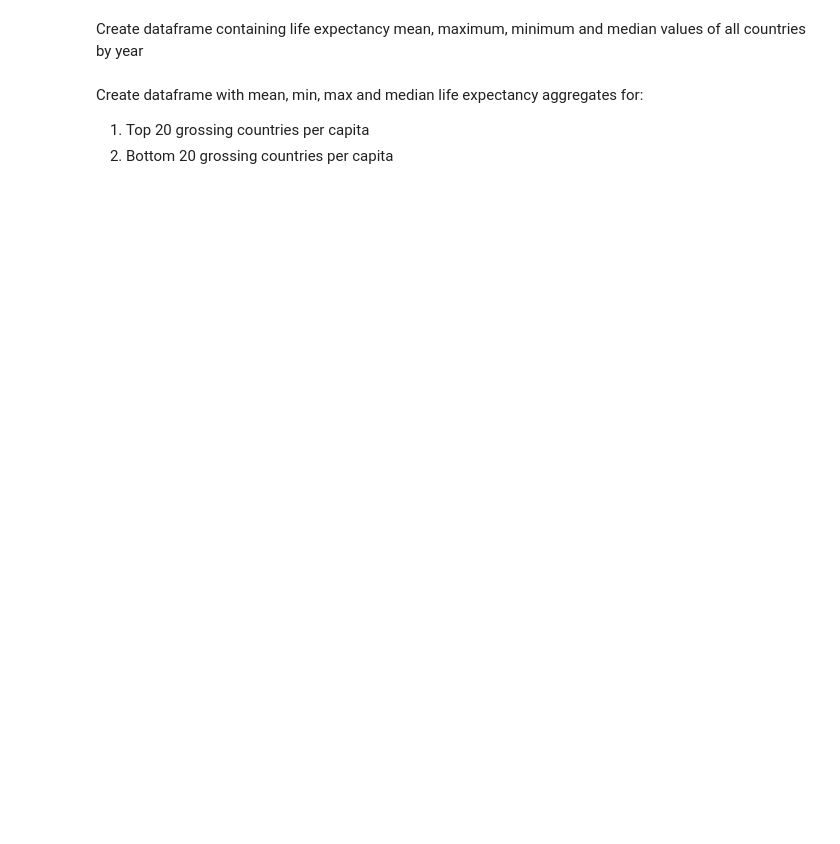
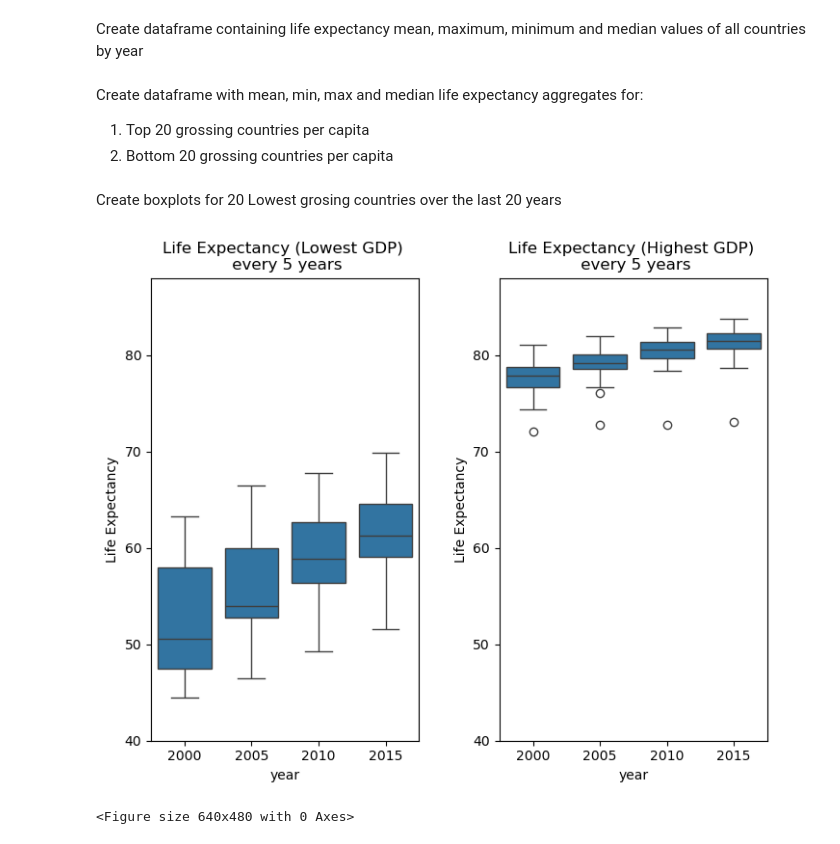
Before and after one commit to WVDevCode/Life_Expectancy_and_GDP, a Jupyter notebook: Notebooks/descriptive_analysis.ipynb, the cells around one changed output. Drawn from its saved outputs; the diff is of its cells as text; code cells hidden in the pictures; blank space fills up the shorter version.

```diff
--- a/Notebooks/descriptive_analysis.ipynb
+++ b/Notebooks/descriptive_analysis.ipynb
@@ -175,3 +194,28 @@ descriptive_stats_life_exp_top_gdp =all_means_top_gdp_df.merge(all_max_top_gdp_d
 
 # 20 Lowest grossing countries
 descriptive_stats_life_exp_bottom_gdp =all_means_bottom_gdp_df.merge(all_max_bottom_gdp_df, on='year').merge(all_min_bottom_gdp_df, on='year').merge(all_median_bottom_gdp_df, on='year')
+# %% [markdown]
+Create boxplots for 20 Lowest grosing countries over the last 20 years
+# %%
+le_bottom_2000_and_2015 = lowest_grossing[(lowest_grossing['year'] == 2000) | (lowest_grossing['year'] == 2015) | (lowest_grossing['year'] == 2005) | (lowest_grossing['year'] == 2010)]
+le_bottom_2000_to_2015 = lowest_grossing
+
+le_top_2000_and_2015 = highest_grossing[(highest_grossing['year'] == 2000) | (highest_grossing['year'] == 2015) | (highest_grossing['year'] == 2005) | (highest_grossing['year'] == 2010)]
+le_top_2000_to_2015 = highest_grossing
+
+ax1 = plt.subplot(1, 2, 1)
+sns.boxplot(x = le_bottom_2000_and_2015['year'], y = le_bottom_2000_and_2015['life_expectancy'])
+plt.title('Life Expectancy (Lowest GDP) \n every 5 years')
+plt.ylabel('Life Expectancy')
+plt.subplots_adjust(0, 1, 1, 2, 0.3, 0)
+plt.ylim(40, 88)
+ax3 = plt.subplot(1, 2, 2)
+sns.boxplot(x = le_top_2000_and_2015['year'], y = le_top_2000_and_2015['life_expectancy'])
+plt.title('Life Expectancy (Highest GDP) \n every 5 years')
+plt.ylabel('Life Expectancy')
+plt.ylim(40, 88)
+plt.show()
+plt.clf()
+# %% [output]
+[figure, added]
+<Figure size 640x480 with 0 Axes>
```
Also changed, not shown: parts of 4 cells of this notebook.
